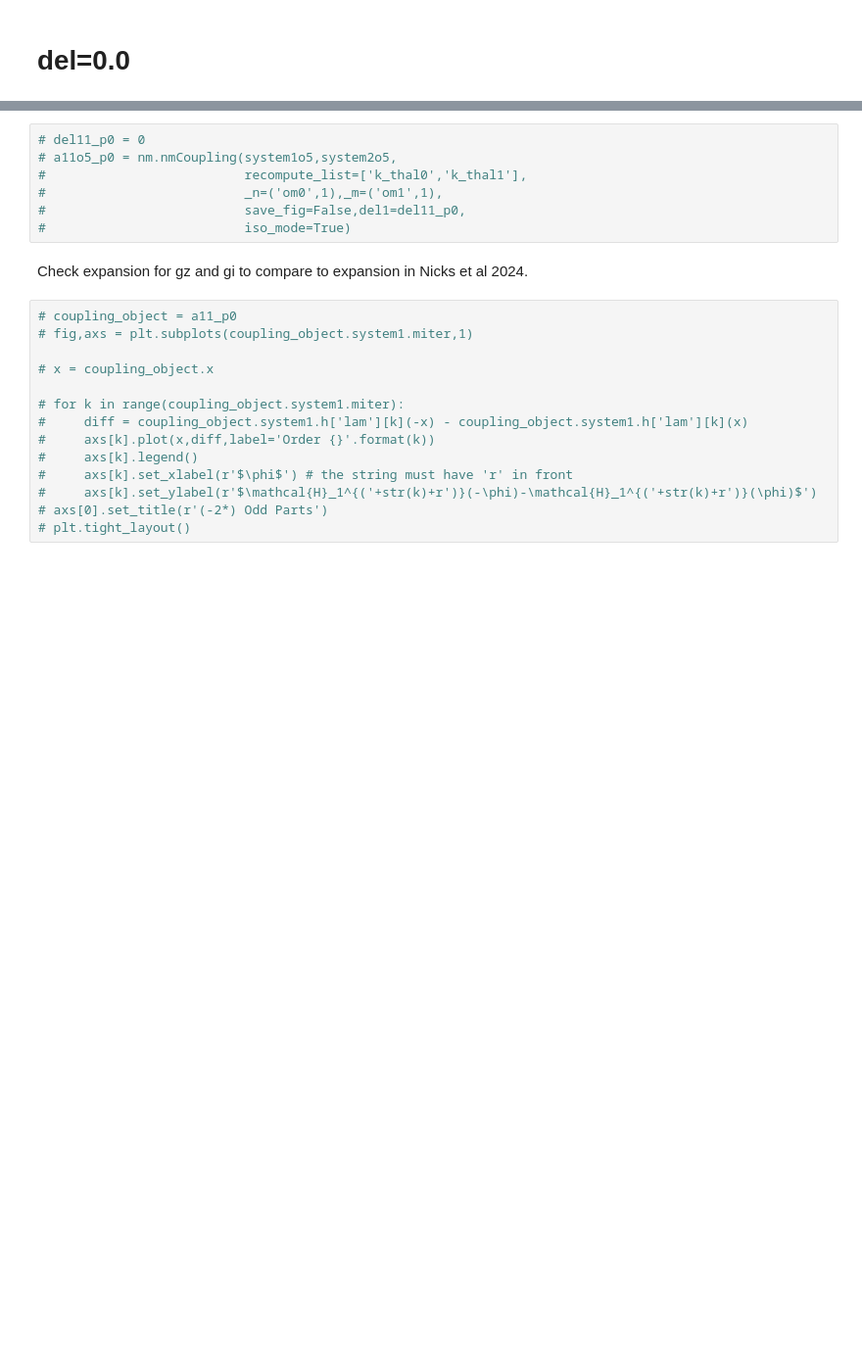
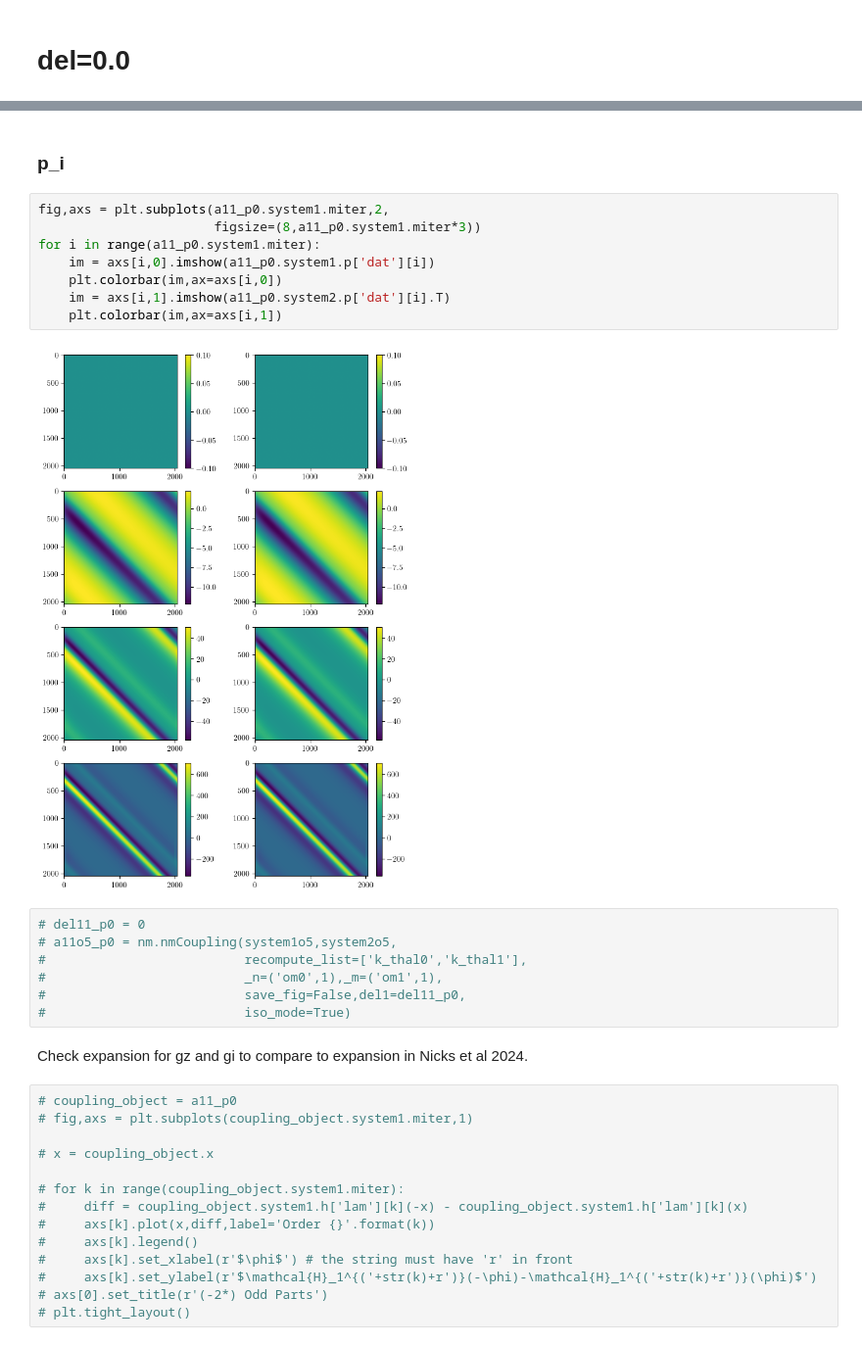
Before and after one commit to youngmp/nm, a Jupyter notebook: jupyter/bif_thal2_11.ipynb, the cells around one changed output, grey strips where cells are left out. Shown at 98% size. Drawn from its saved outputs; the diff is of its cells as text; blank space fills up the shorter version.

```diff
--- a/jupyter/bif_thal2_11.ipynb
+++ b/jupyter/bif_thal2_11.ipynb
@@ -128,3 +160,15 @@ pfactor 20
+# %% [markdown]
+### p_i
+# %%
+fig,axs = plt.subplots(a11_p0.system1.miter,2,
+                       figsize=(8,a11_p0.system1.miter*3))
+for i in range(a11_p0.system1.miter):
+    im = axs[i,0].imshow(a11_p0.system1.p['dat'][i])
+    plt.colorbar(im,ax=axs[i,0])
+    im = axs[i,1].imshow(a11_p0.system2.p['dat'][i].T)
+    plt.colorbar(im,ax=axs[i,1])
+# %% [output]
+[figure, added]
 # %%
 # del11_p0 = 0
 # a11o5_p0 = nm.nmCoupling(system1o5,system2o5,
```
Also changed, not shown: parts of 16 cells of this notebook, 3 other files.
